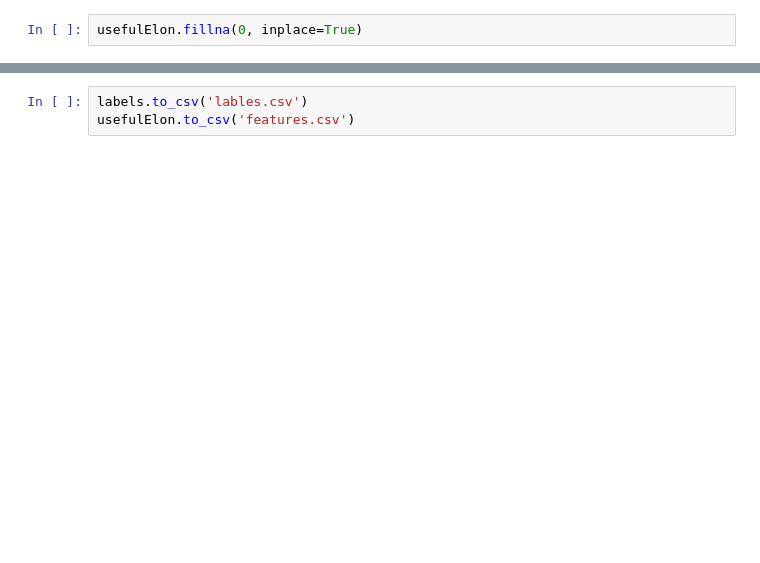
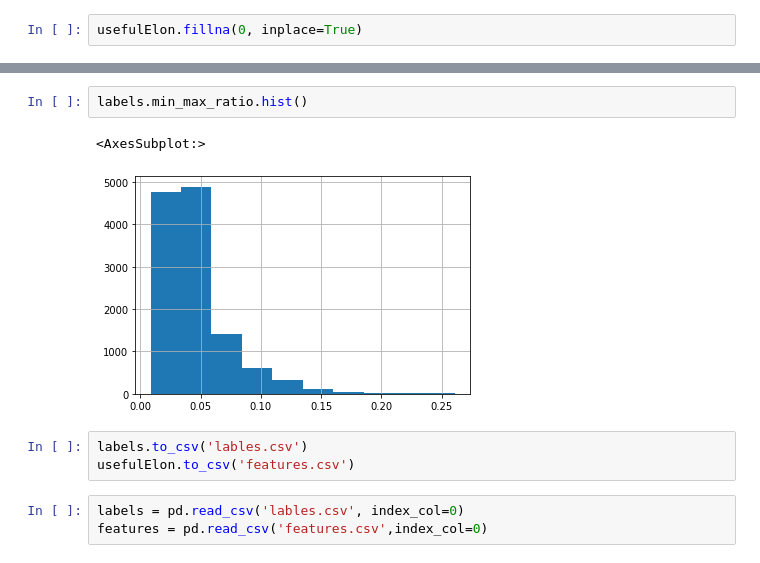
Before and after one commit to rfcarnemolla/deep_learning_group16, a Jupyter notebook: data.ipynb, the cells around one changed output, grey strips where cells are left out. Saved outputs shown, nothing was run; the diff lists cells and outputs as text; blank space fills up the shorter version.

```diff
--- a/data.ipynb
+++ b/data.ipynb
@@ -164,3 +142,11 @@ memory usage: 1.4+ MB
+# %%
+labels.min_max_ratio.hist()
+# %% [output]
+<AxesSubplot:>
+[figure, added]
 # %%
 labels.to_csv('lables.csv')
 usefulElon.to_csv('features.csv')
+# %%
+labels = pd.read_csv('lables.csv', index_col=0)
+features = pd.read_csv('features.csv',index_col=0)
```
Also changed, not shown: parts of 10 cells of this notebook, 1 other file.
